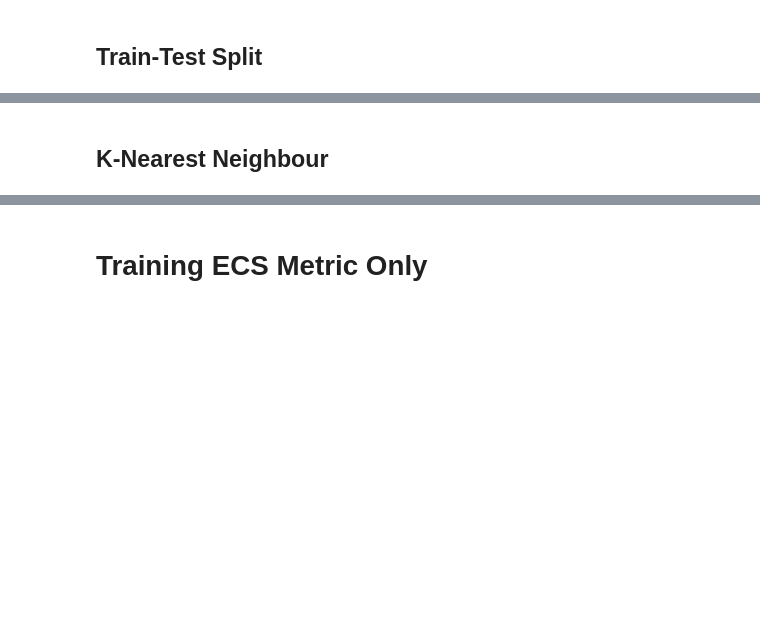
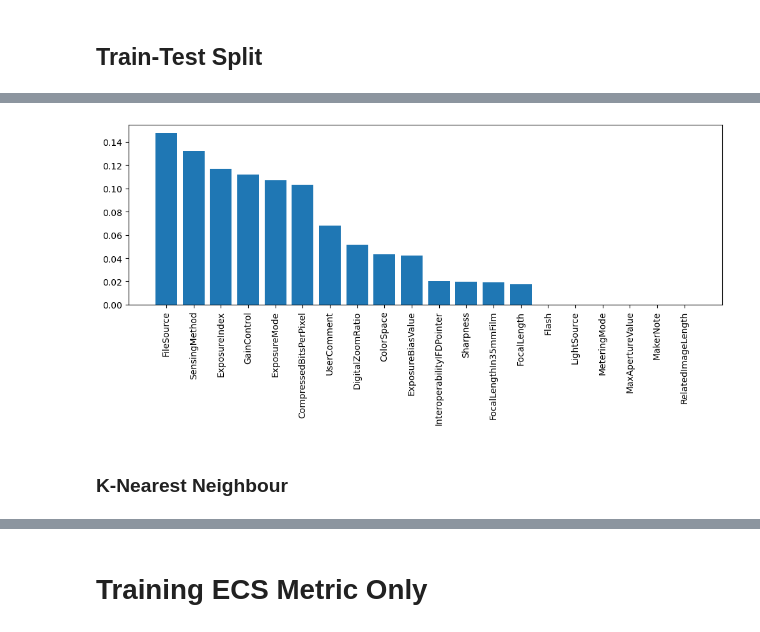
Before and after one commit to skivdal/ImageHat, a Jupyter notebook: device_attribution_ml.ipynb, the cells around one changed output, grey strips where cells are left out. Saved outputs shown, nothing was run; the diff lists cells and outputs as text; code cells hidden in the pictures; blank space fills up the shorter version.

```diff
--- a/device_attribution_ml.ipynb
+++ b/device_attribution_ml.ipynb
@@ -479,0 +686,15 @@ Test shape: (3393, 126)
+# %%
+
+tree_model = DecisionTreeClassifier(random_state=42)
+tree_model.fit(X_train_model, y_train_model)
+
+# Predict
+y_pred_tree = tree_model.predict(X_test_model)
+
+# Metrics
+print("Decision Tree Results:")
+print(classification_report(y_test_model, y_pred_tree))
+print(f"Accuracy: {accuracy_score(y_test_model, y_pred_tree):.4f}")
+print(f"Precision: {precision_score(y_test_model, y_pred_tree, average='weighted'):.4f}")
+print(f"Recall:    {recall_score(y_test_model, y_pred_tree, average='weighted'):.4f}")
+print(f"F1 Score:  {f1_score(y_test_model, y_pred_tree, average='weighted'):.4f}")
@@ -512,2 +775,18 @@ Accuracy: 0.9101
+# %%
+importances = tree_model.feature_importances_
+
+# Sort
+indices = importances.argsort()[::-1]
+
+feature_names = X_train_model.columns
+
+# Plot
+plt.figure(figsize=(10,5))
+plt.bar(range(20), importances[indices][:20], align='center')
+plt.xticks(range(20), [feature_names[i] for i in indices[:20]], rotation=90)
+plt.tight_layout()
+plt.show()
+# %% [output]
+[figure, added]
 # %% [markdown]
-## K-Nearest Neighbour
+### K-Nearest Neighbour
```
Also changed, not shown: parts of 54 cells of this notebook, 16 other files.
